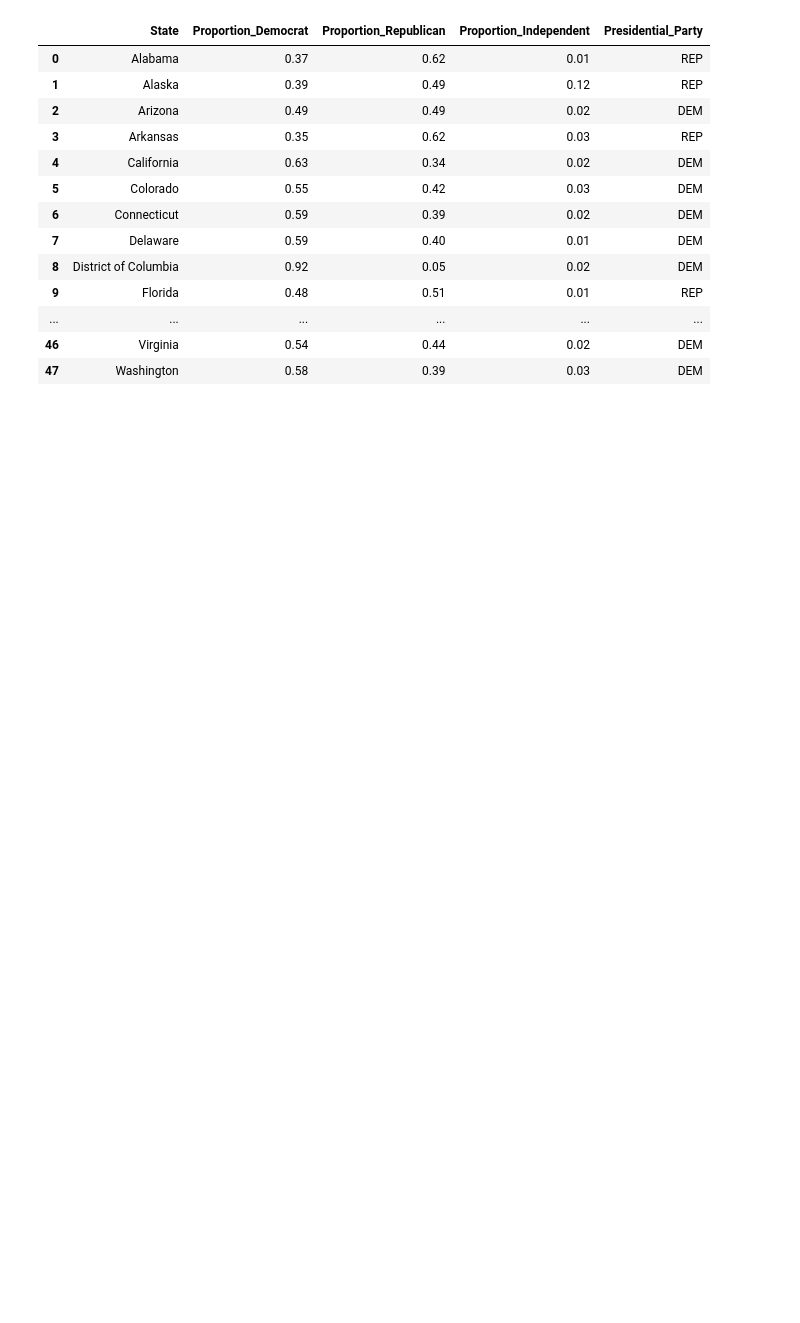
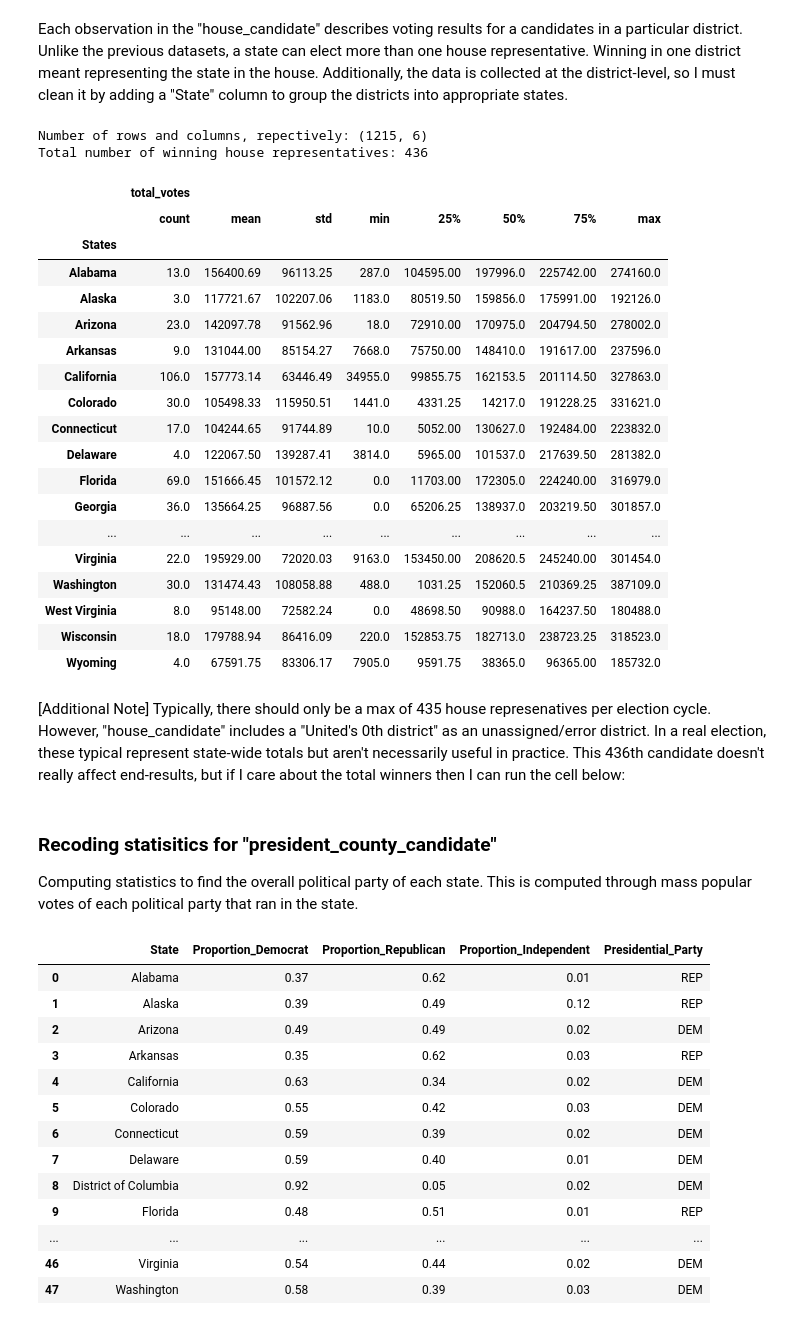
Before and after one commit to michelle1002/datasci151spring2026, a Jupyter notebook: _final_project/Michelle_Project.ipynb, the cells around one changed output. Cells and saved outputs as stored; diff of their text form; code cells hidden in the pictures; blank space fills up the shorter version.

```diff
--- a/_final_project/Michelle_Project.ipynb
+++ b/_final_project/Michelle_Project.ipynb
@@ -24,0 +49,2 @@ Rows,Columns of governor: (5145, 6)
+# %% [markdown]
+Each observation in the "house_candidate" describes voting results for a candidates in a particular district. Unlike the previous datasets, a state can elect more than one house representative. Winning in one district meant representing the state in the house. Additionally, the data is collected at the district-level, so I must clean it by adding a "State" column to group the districts into appropriate states.
@@ -24,0 +76,29 @@ Rows,Columns of governor: (5145, 6)
+# %%
+print(f"Number of rows and columns, repectively: {df_house.shape}")
+print(f"Total number of winning house representatives: {len(df_house.query("won == True"))}")
+round(df_house.groupby("States").describe(),2)
+# %% [output]
+Number of rows and columns, repectively: (1215, 6)
+Total number of winning house representatives: 436
+|  | total_votes |  |  |  |  |  |  |  |
+|  | count | mean | std | min | 25% | 50% | 75% | max |
+| States |  |  |  |  |  |  |  |  |
+| Alabama | 13.0 | 156400.69 | 96113.25 | 287.0 | 104595.00 | 197996.0 | 225742.00 | 274160.0 |
+| Alaska | 3.0 | 117721.67 | 102207.06 | 1183.0 | 80519.50 | 159856.0 | 175991.00 | 192126.0 |
+| Arizona | 23.0 | 142097.78 | 91562.96 | 18.0 | 72910.00 | 170975.0 | 204794.50 | 278002.0 |
+| Arkansas | 9.0 | 131044.00 | 85154.27 | 7668.0 | 75750.00 | 148410.0 | 191617.00 | 237596.0 |
+| California | 106.0 | 157773.14 | 63446.49 | 34955.0 | 99855.75 | 162153.5 | 201114.50 | 327863.0 |
+| Colorado | 30.0 | 105498.33 | 115950.51 | 1441.0 | 4331.25 | 14217.0 | 191228.25 | 331621.0 |
+| Connecticut | 17.0 | 104244.65 | 91744.89 | 10.0 | 5052.00 | 130627.0 | 192484.00 | 223832.0 |
+| Delaware | 4.0 | 122067.50 | 139287.41 | 3814.0 | 5965.00 | 101537.0 | 217639.50 | 281382.0 |
+| Florida | 69.0 | 151666.45 | 101572.12 | 0.0 | 11703.00 | 172305.0 | 224240.00 | 316979.0 |
+| Georgia | 36.0 | 135664.25 | 96887.56 | 0.0 | 65206.25 | 138937.0 | 203219.50 | 301857.0 |
+| ... | ... | ... | ... | ... | ... | ... | ... | ... |
+| Virginia | 22.0 | 195929.00 | 72020.03 | 9163.0 | 153450.00 | 208620.5 | 245240.00 | 301454.0 |
+| Washington | 30.0 | 131474.43 | 108058.88 | 488.0 | 1031.25 | 152060.5 | 210369.25 | 387109.0 |
+| West Virginia | 8.0 | 95148.00 | 72582.24 | 0.0 | 48698.50 | 90988.0 | 164237.50 | 180488.0 |
+| Wisconsin | 18.0 | 179788.94 | 86416.09 | 220.0 | 152853.75 | 182713.0 | 238723.25 | 318523.0 |
+| Wyoming | 4.0 | 67591.75 | 83306.17 | 7905.0 | 9591.75 | 38365.0 | 96365.00 | 185732.0 |
+# %% [markdown]
+[Additional Note]
+Typically, there should only be a max of 435 house represenatives per election cycle. However, "house_candidate" includes a "United's 0th district" as an unassigned/error district. In a real election, these typical represent state-wide totals but aren't necessarily useful in practice. This 436th candidate doesn't really affect end-results, but if I care about the total winners then I can run the cell below:
@@ -25,3 +112,6 @@ Rows,Columns of governor: (5145, 6)
+# %% [markdown]
+### Recoding statisitics for "president_county_candidate"
+Computing statistics to find the overall political party of each state. This is computed through mass popular votes of each political party that ran in the state.
 # %%
 states = []
 prop_dem = []
```
Also changed, not shown: parts of 27 cells of this notebook.
